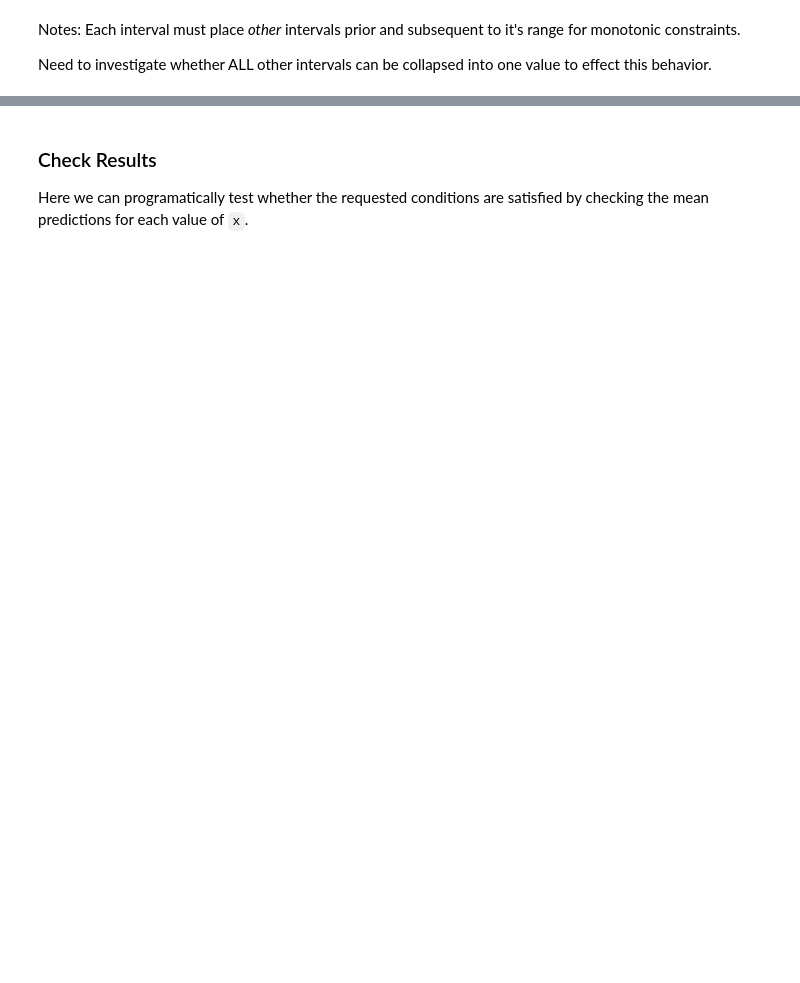
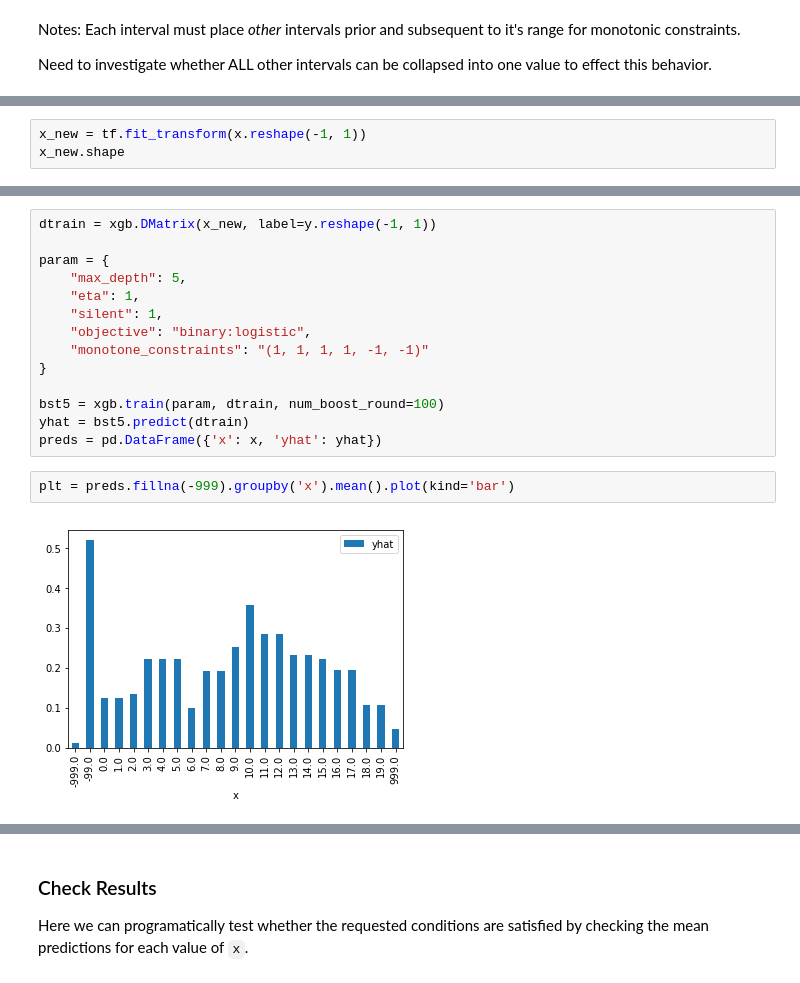
Before and after one commit to Zelazny7/igbm, a Jupyter notebook: Monotonicity.ipynb, the cells around one changed output, grey strips where cells are left out. Drawn from its saved outputs; the diff is of its cells as text; blank space fills up the shorter version.

```diff
--- a/Monotonicity.ipynb
+++ b/Monotonicity.ipynb
@@ -200,0 +233,3 @@ Need to investigate whether ALL other intervals can be collapsed into one value
+# %%
+x_new = tf.fit_transform(x.reshape(-1, 1))
+x_new.shape
@@ -200,0 +255,18 @@ Need to investigate whether ALL other intervals can be collapsed into one value
+# %%
+dtrain = xgb.DMatrix(x_new, label=y.reshape(-1, 1))
+
+param = {
+    "max_depth": 5,
+    "eta": 1,
+    "silent": 1,
+    "objective": "binary:logistic",
+    "monotone_constraints": "(1, 1, 1, 1, -1, -1)"
+}
+
+bst5 = xgb.train(param, dtrain, num_boost_round=100)
+yhat = bst5.predict(dtrain)
+preds = pd.DataFrame({'x': x, 'yhat': yhat})
+# %%
+plt = preds.fillna(-999).groupby('x').mean().plot(kind='bar')
+# %% [output]
+[figure, added]
```
Also changed, not shown: parts of 15 cells of this notebook, 5 other files.
